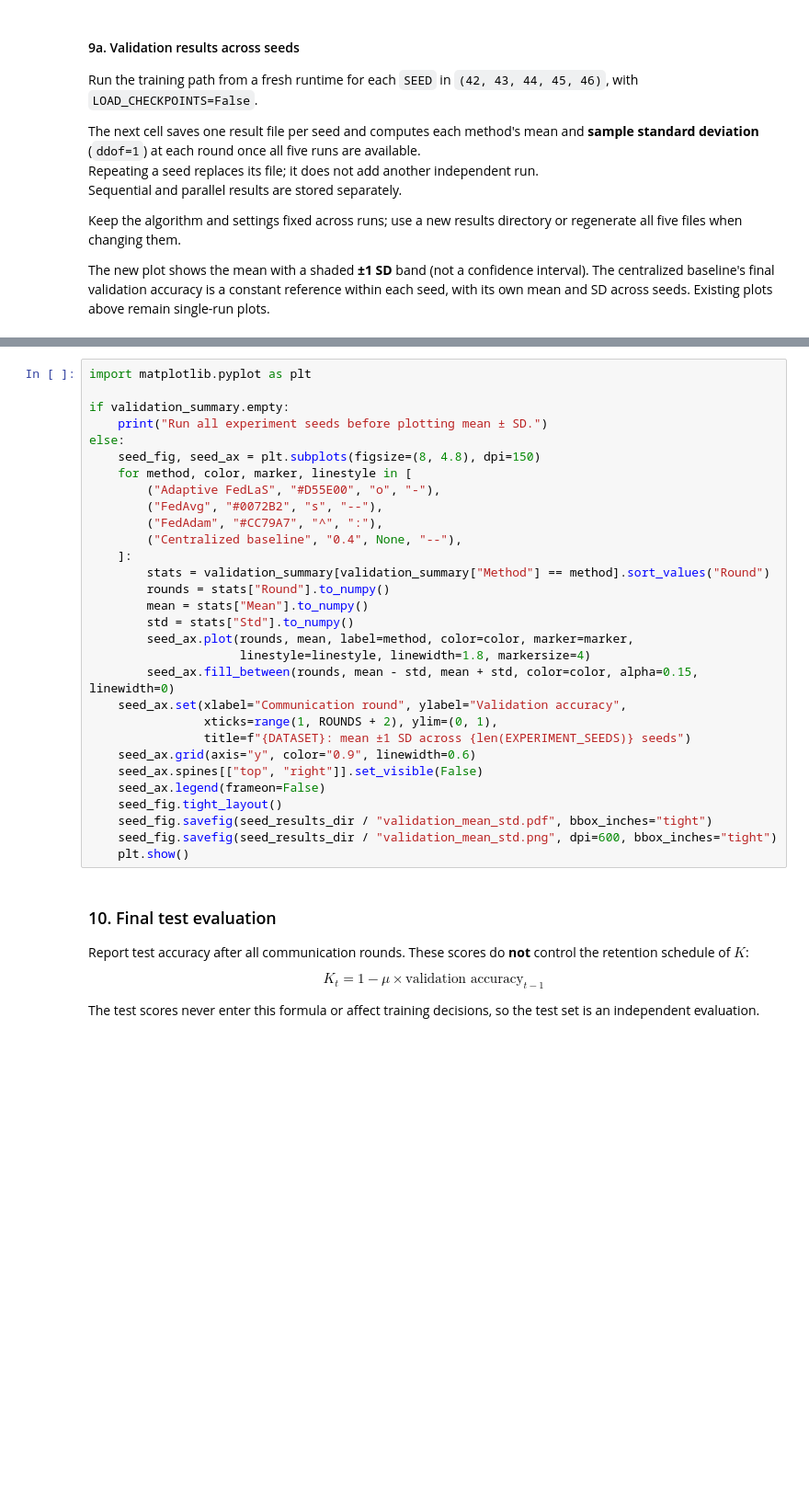
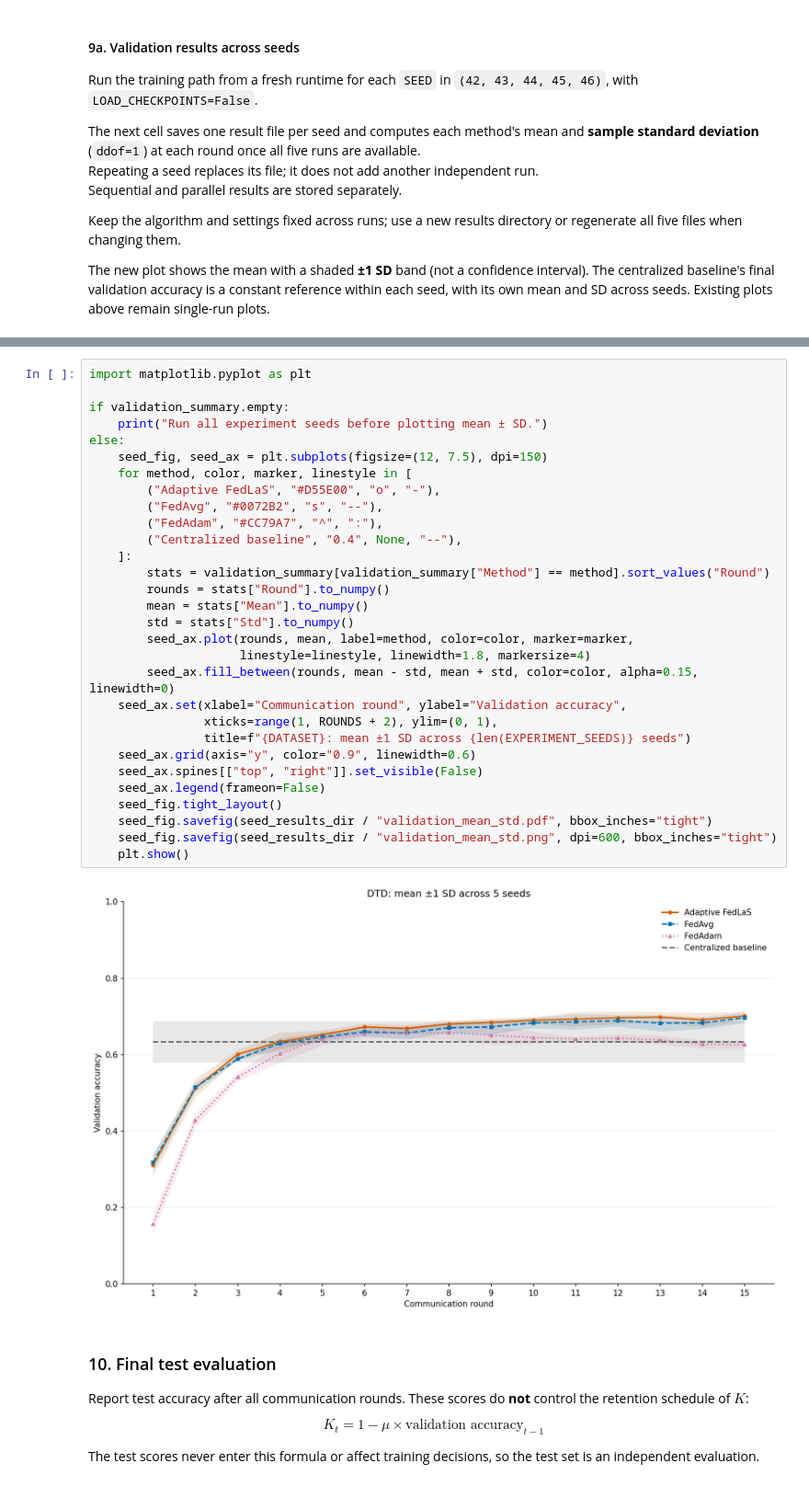
Before and after one commit to ifirdavs/localize-stitch-modified, a Jupyter notebook: fl_las_main.ipynb, the cells around one changed output, grey strips where cells are left out. Shown at 92% size. Saved outputs shown, nothing was run; the diff lists cells and outputs as text; blank space fills up the shorter version.

```diff
--- a/fl_las_main.ipynb
+++ b/fl_las_main.ipynb
@@ -710,33 +729,35 @@ else:
 # %%
 import matplotlib.pyplot as plt
 
 if validation_summary.empty:
     print("Run all experiment seeds before plotting mean ± SD.")
 else:
-    seed_fig, seed_ax = plt.subplots(figsize=(8, 4.8), dpi=150)
+    seed_fig, seed_ax = plt.subplots(figsize=(12, 7.5), dpi=150)
     for method, color, marker, linestyle in [
         ("Adaptive FedLaS", "#D55E00", "o", "-"),
         ("FedAvg", "#0072B2", "s", "--"),
         ("FedAdam", "#CC79A7", "^", ":"),
         ("Centralized baseline", "0.4", None, "--"),
     ]:
         stats = validation_summary[validation_summary["Method"] == method].sort_values("Round")
         rounds = stats["Round"].to_numpy()
         mean = stats["Mean"].to_numpy()
         std = stats["Std"].to_numpy()
         seed_ax.plot(rounds, mean, label=method, color=color, marker=marker,
                      linestyle=linestyle, linewidth=1.8, markersize=4)
         seed_ax.fill_between(rounds, mean - std, mean + std, color=color, alpha=0.15, linewidth=0)
     seed_ax.set(xlabel="Communication round", ylabel="Validation accuracy",
                 xticks=range(1, ROUNDS + 2), ylim=(0, 1),
                 title=f"{DATASET}: mean ±1 SD across {len(EXPERIMENT_SEEDS)} seeds")
     seed_ax.grid(axis="y", color="0.9", linewidth=0.6)
     seed_ax.spines[["top", "right"]].set_visible(False)
     seed_ax.legend(frameon=False)
     seed_fig.tight_layout()
     seed_fig.savefig(seed_results_dir / "validation_mean_std.pdf", bbox_inches="tight")
     seed_fig.savefig(seed_results_dir / "validation_mean_std.png", dpi=600, bbox_inches="tight")
     plt.show()
+# %% [output]
+[figure, added]
 # %% [markdown]
 ### 10. Final test evaluation
 
```
Also changed, not shown: parts of 18 cells of this notebook, 32 other files.
